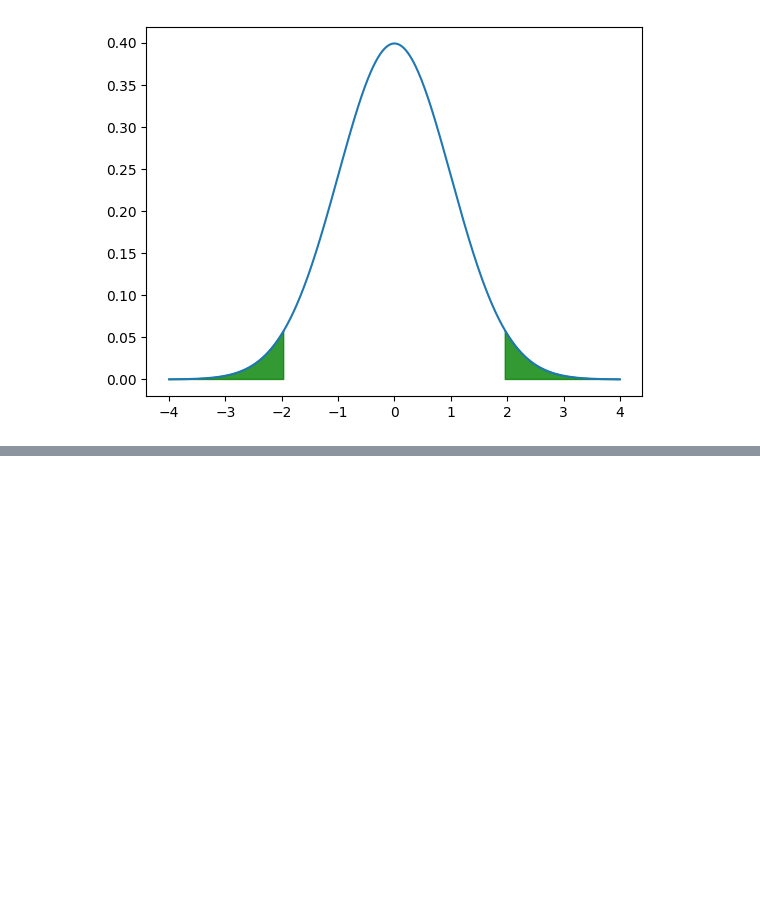
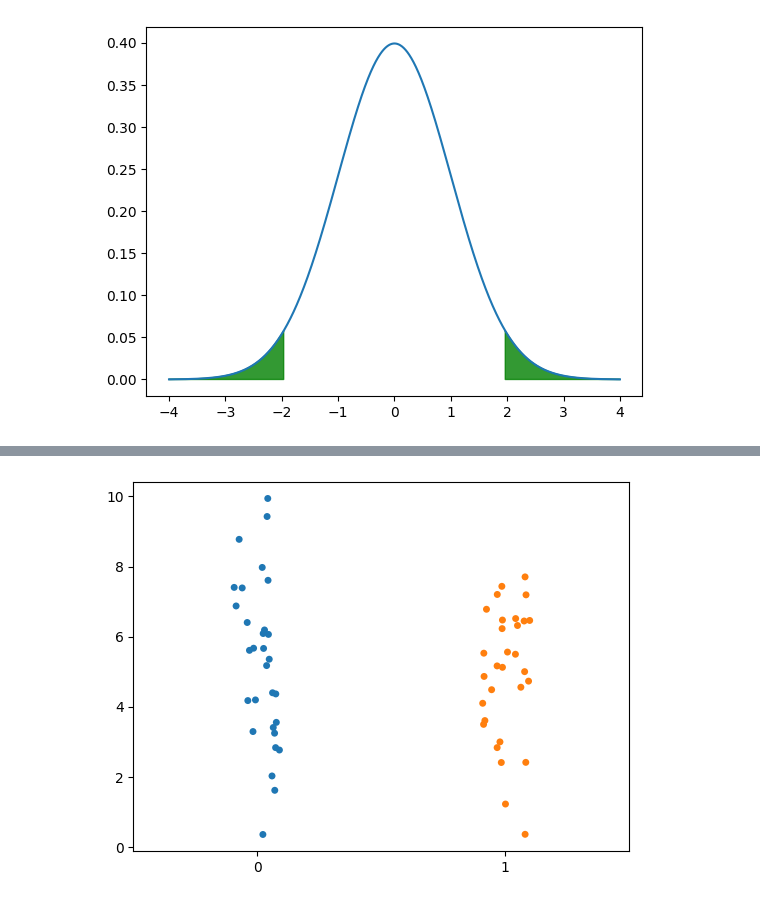
Before and after one commit to StanicicA/applied_statistics, a Jupyter notebook: mywork.ipynb, the cells around one changed output, grey strips where cells are left out. Drawn from its saved outputs; the diff is of its cells as text; code cells hidden in the pictures; blank space fills up the shorter version.

```diff
--- a/mywork.ipynb
+++ b/mywork.ipynb
@@ -547,0 +596,5 @@ plt.fill_between(x, stats.norm.pdf(x), where=(x < -1.96) | (x > 1.96), color='gr
+# %%
+# Create a strip plot
+sns.stripplot(data=[group_a, group_b]);
+# %% [output]
+[figure, added]
```
Also changed, not shown: parts of 75 cells of this notebook, 1 other file.
